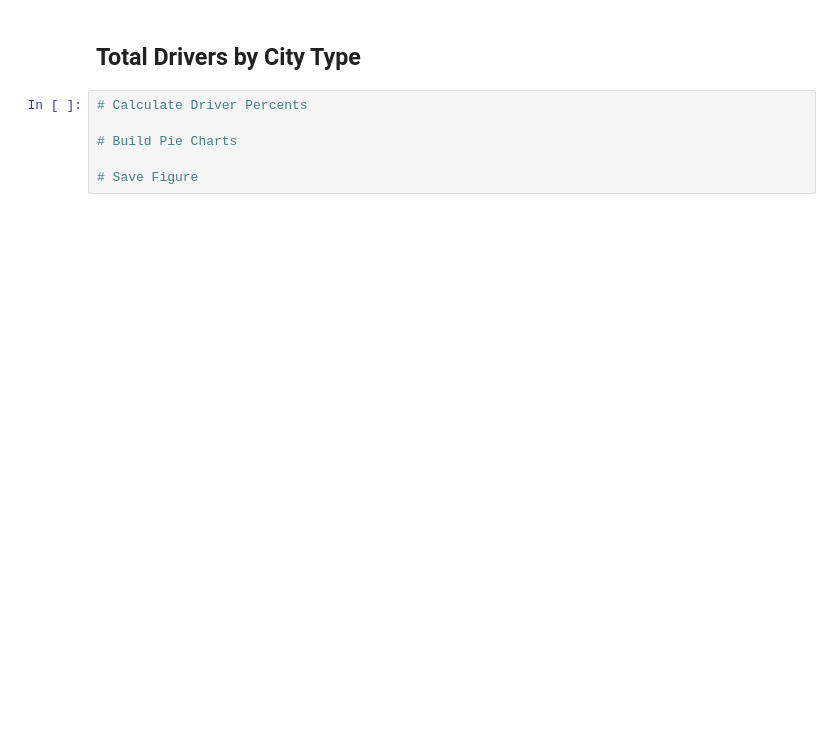
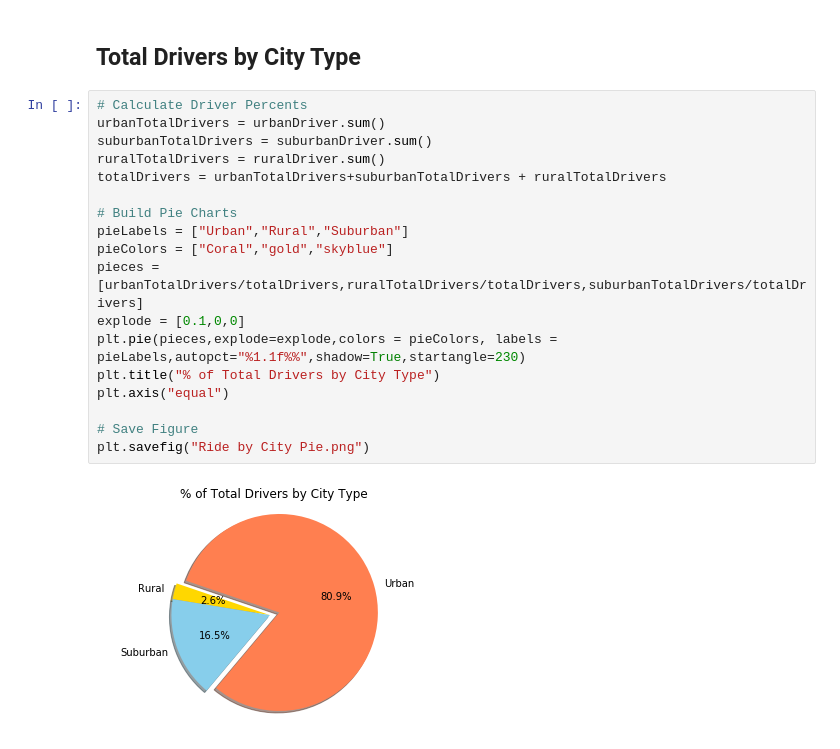
Before and after one commit to jaeglee94/allHomework, a Jupyter notebook: 5 Matplotlib Homework/Pyber/pyber_starter.ipynb, the cells around one changed output. Saved outputs shown, nothing was run; the diff lists cells and outputs as text; blank space fills up the shorter version.

```diff
--- a/5 Matplotlib Homework/Pyber/pyber_starter.ipynb
+++ b/5 Matplotlib Homework/Pyber/pyber_starter.ipynb
@@ -116,11 +150,25 @@ plt.show()
 # %% [markdown]
 ## Total Drivers by City Type
-# %%
-# Calculate Driver Percents
-
-# Build Pie Charts
-
-# Save Figure
+# %%
+# Calculate Driver Percents
+urbanTotalDrivers = urbanDriver.sum()
+suburbanTotalDrivers = suburbanDriver.sum()
+ruralTotalDrivers = ruralDriver.sum()
+totalDrivers = urbanTotalDrivers+suburbanTotalDrivers + ruralTotalDrivers
+
+# Build Pie Charts
+pieLabels = ["Urban","Rural","Suburban"]
+pieColors = ["Coral","gold","skyblue"]
+pieces = [urbanTotalDrivers/totalDrivers,ruralTotalDrivers/totalDrivers,suburbanTotalDrivers/totalDrivers]
+explode = [0.1,0,0]
+plt.pie(pieces,explode=explode,colors = pieColors, labels = pieLabels,autopct="%1.1f%%",shadow=True,startangle=230)
+plt.title("% of Total Drivers by City Type")
+plt.axis("equal")
+
+# Save Figure
+plt.savefig("Ride by City Pie.png")
+# %% [output]
+[figure, added]
 # %%
 # Show Figure
 plt.show()
```
Also changed, not shown: parts of 9 cells of this notebook.
